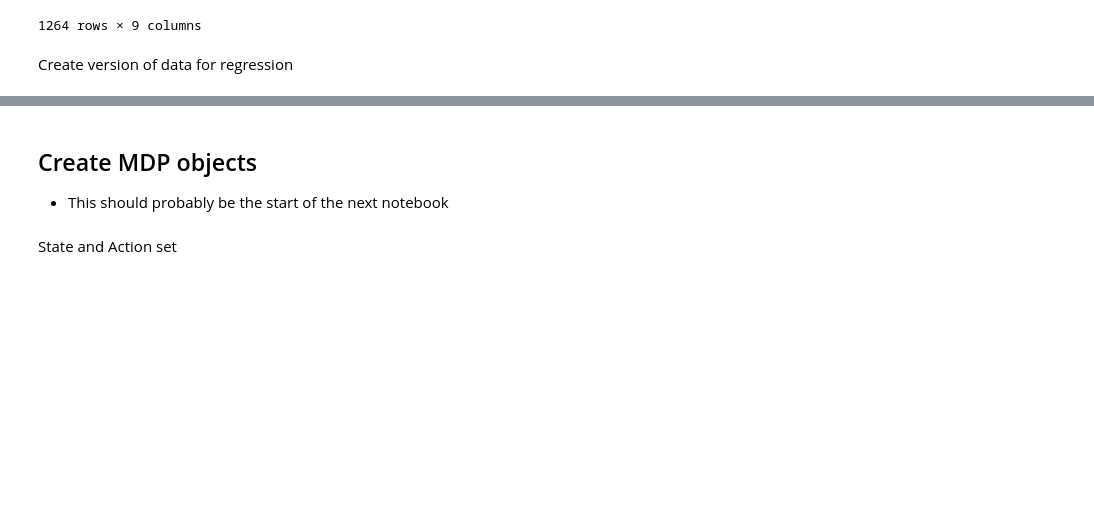
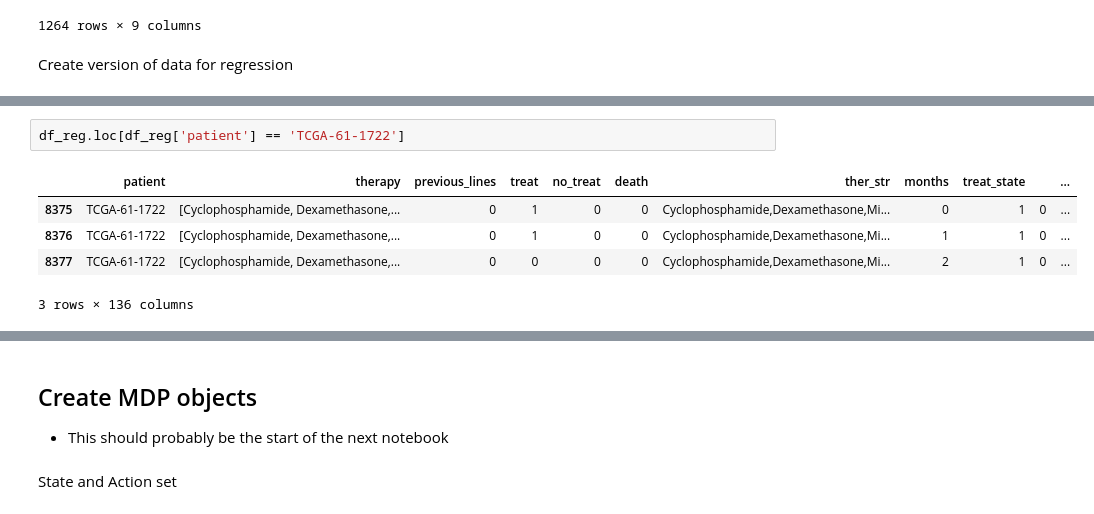
Before and after one commit to bmurphy1993/Cancer_Reinforcement_Learning, a Jupyter notebook: Data_Preprocessing.ipynb, the cells around one changed output, grey strips where cells are left out. Cells and saved outputs as stored; diff of their text form; blank space fills up the shorter version.

```diff
--- a/Data_Preprocessing.ipynb
+++ b/Data_Preprocessing.ipynb
@@ -399,0 +454,8 @@ df_d_reg
+# %%
+df_reg.loc[df_reg['patient'] == 'TCGA-61-1722']
+# %% [output]
+|  | patient | therapy | previous_lines | treat | no_treat | death | ther_str | months | treat_state |  | ... |
+| 8375 | TCGA-61-1722 | [Cyclophosphamide, Dexamethasone,... | 0 | 1 | 0 | 0 | Cyclophosphamide,Dexamethasone,Mi... | 0 | 1 | 0 | ... |
+| 8376 | TCGA-61-1722 | [Cyclophosphamide, Dexamethasone,... | 0 | 1 | 0 | 0 | Cyclophosphamide,Dexamethasone,Mi... | 1 | 1 | 0 | ... |
+| 8377 | TCGA-61-1722 | [Cyclophosphamide, Dexamethasone,... | 0 | 0 | 0 | 0 | Cyclophosphamide,Dexamethasone,Mi... | 2 | 1 | 0 | ... |
+3 rows × 136 columns
```
Also changed, not shown: parts of 20 cells of this notebook.
